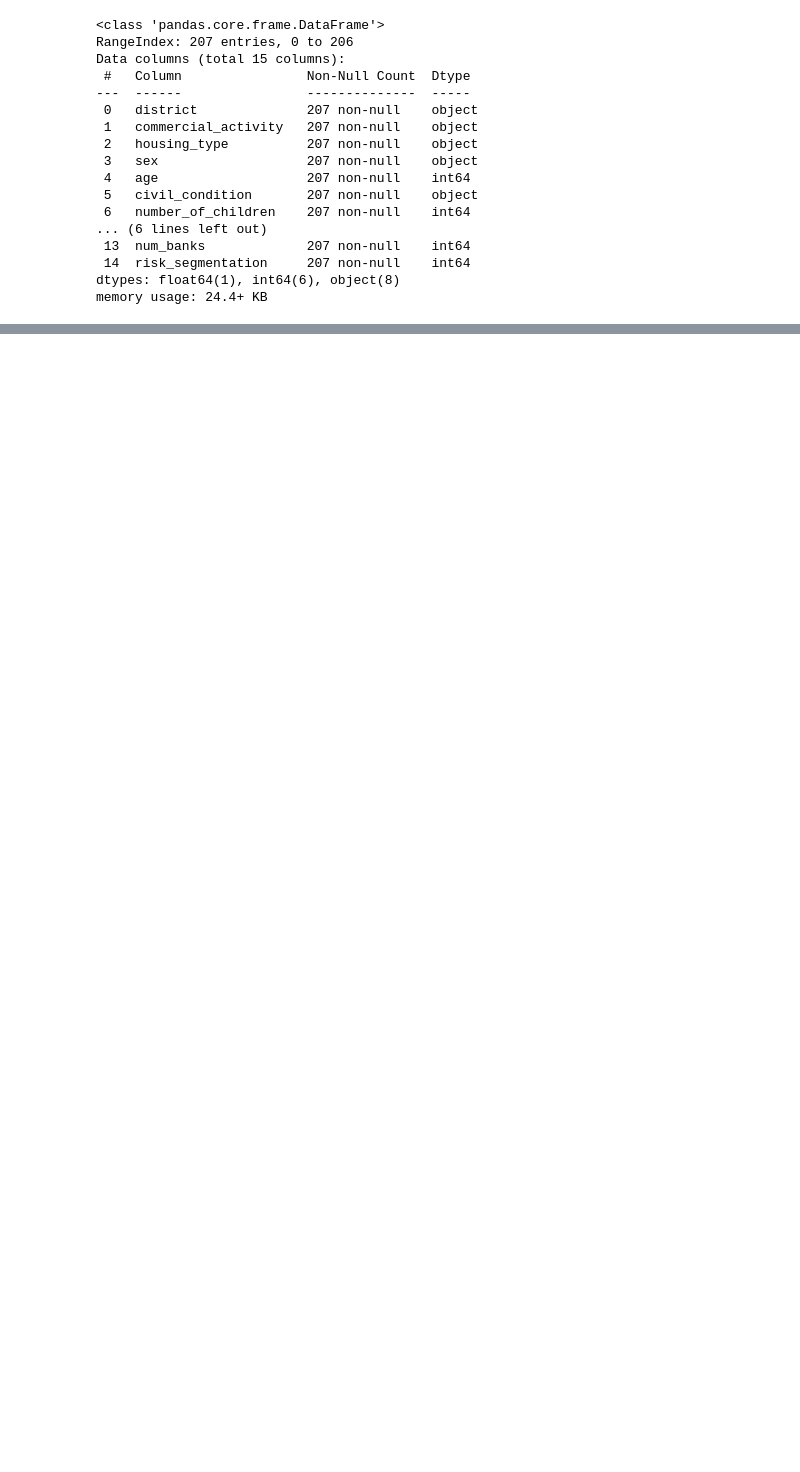
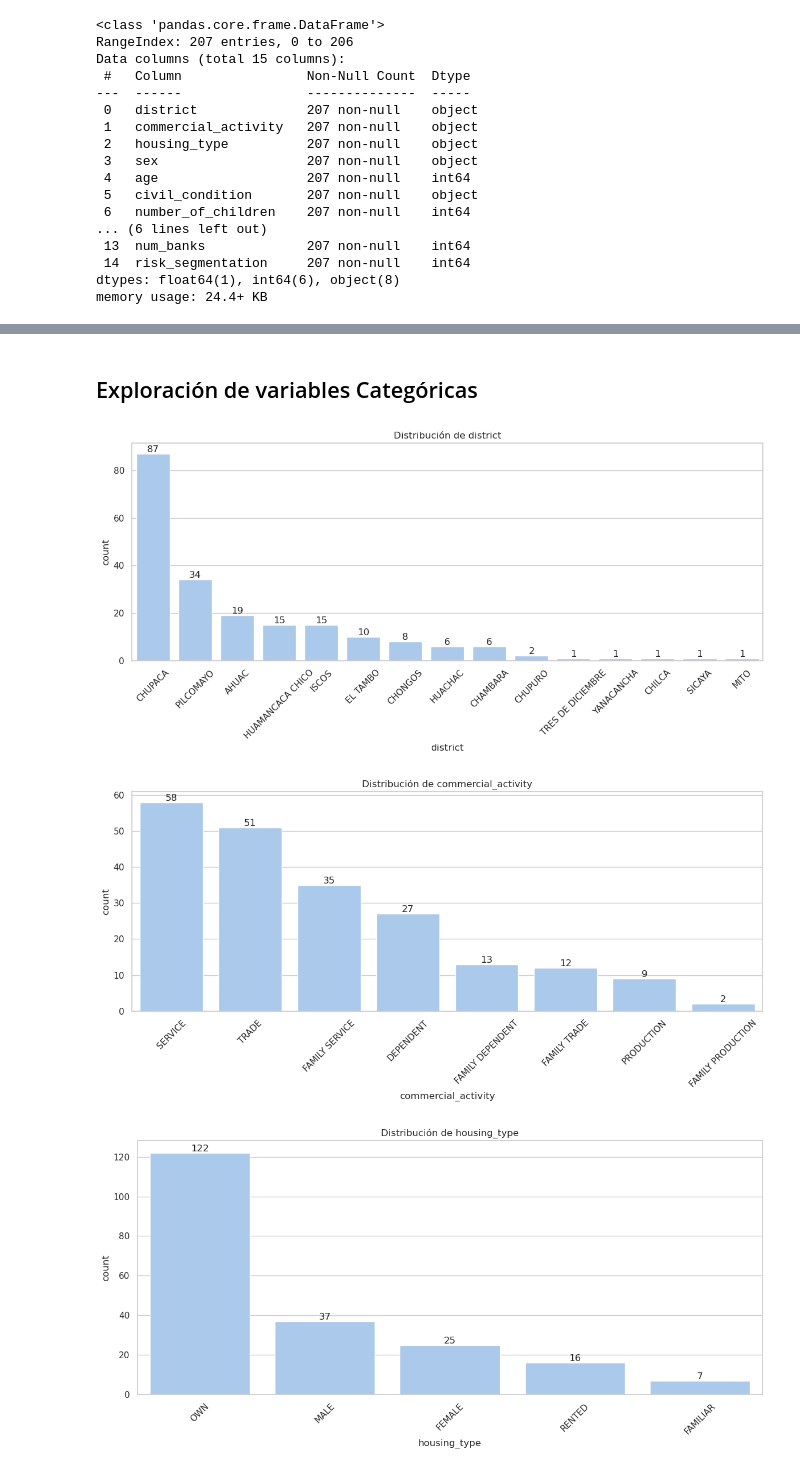
Before and after one commit to raulc03/credit_risk_miBanco_2018, a Jupyter notebook: CreditRisk2018.ipynb, the cells around one changed output, grey strips where cells are left out. Drawn from its saved outputs; the diff is of its cells as text; code cells hidden in the pictures; blank space fills up the shorter version.

```diff
--- a/CreditRisk2018.ipynb
+++ b/CreditRisk2018.ipynb
@@ -211,0 +111,20 @@ plt.title('Num Banks vs. Risk Segmentation');
+# %% [markdown]
+## Exploración de variables Categóricas
+# %%
+cat_cols = df.select_dtypes(include='object').columns.tolist()
+cat_cols += ['risk_segmentation']
+# %%
+def plotCategoric(cat_cols):
+    for col in cat_cols:
+        ax = sns.countplot(data=df, x=col, order=df[col].value_counts().index)
+        ax.bar_label(ax.containers[0])
+        plt.title(f'Distribución de {col}')
+        plt.xticks(rotation=45)
+        plt.tight_layout()
+        plt.show()
+# %%
+plotCategoric(cat_cols)
+# %% [output]
+[figure, added]
+[figure, added]
+[figure, added]
```
Also changed, not shown: parts of 101 cells of this notebook.
